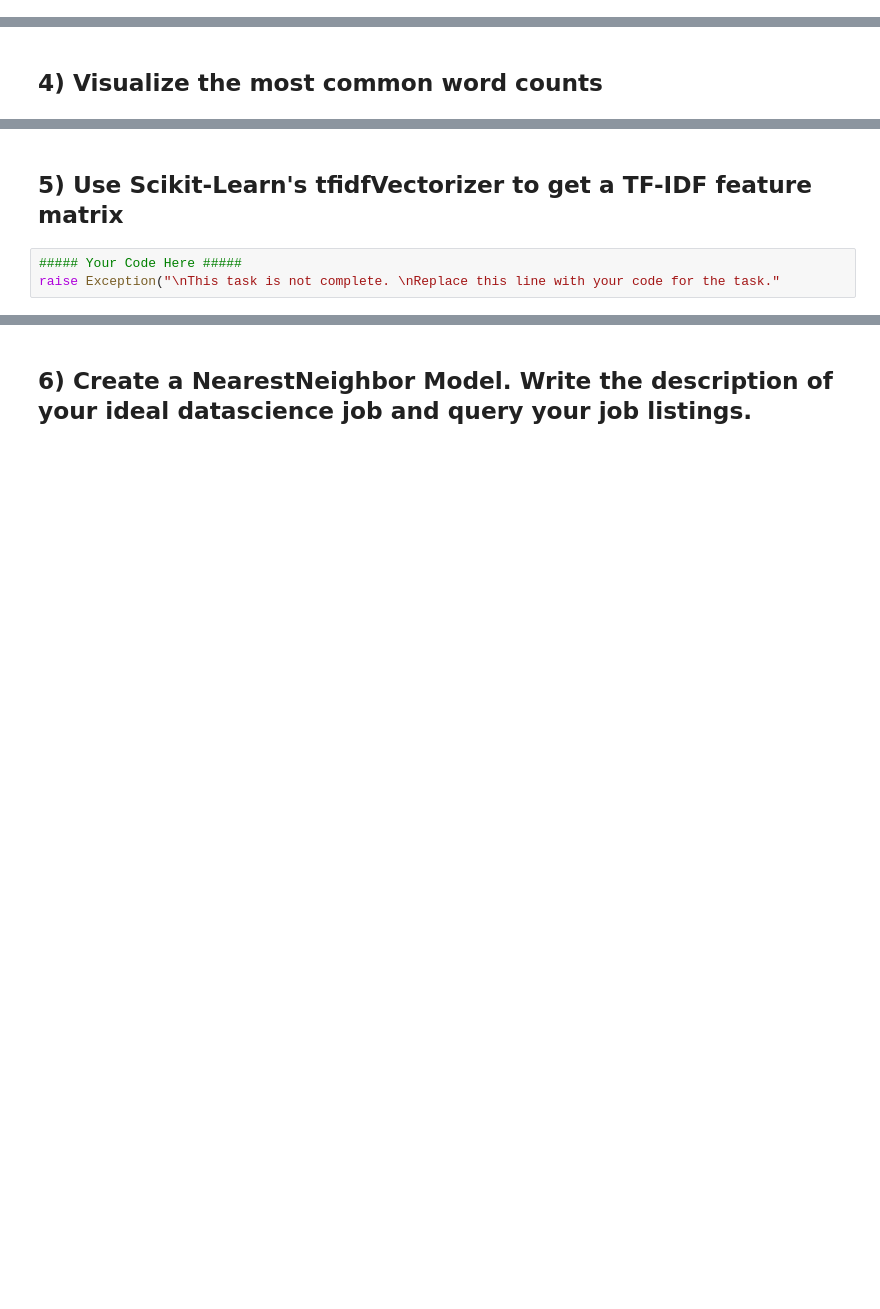
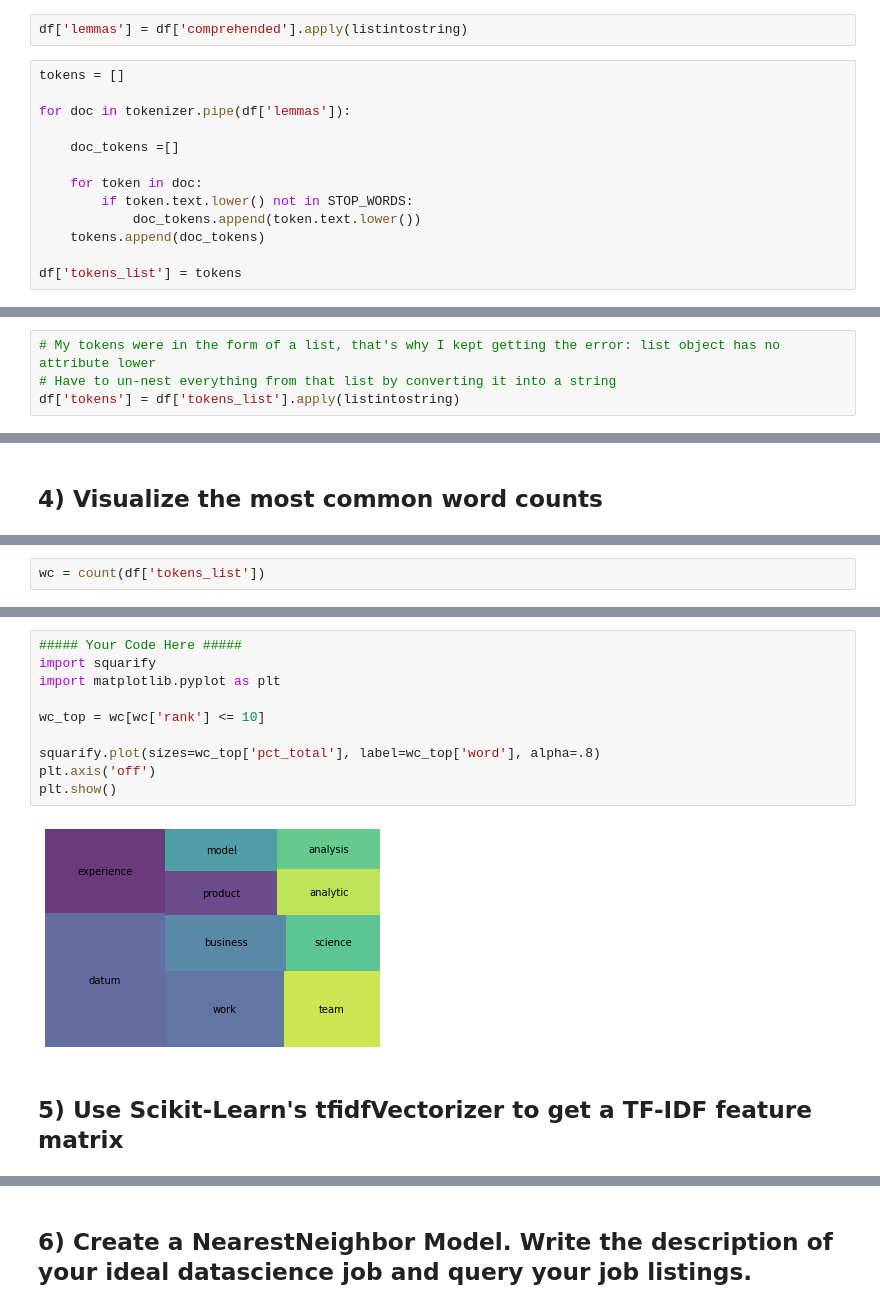
Before and after one commit to JAaron93/DS-Unit-4-Sprint-1-NLP, a Jupyter notebook: module2-vector-representations/LS_DS_412_Vector_Representations_Assignment.ipynb, the cells around one changed output, grey strips where cells are left out. Cells and saved outputs as stored; diff of their text form; blank space fills up the shorter version.

Commit message:
Finished almost everything for this Sprint

```diff
--- a/module2-vector-representations/LS_DS_412_Vector_Representations_Assignment.ipynb
+++ b/module2-vector-representations/LS_DS_412_Vector_Representations_Assignment.ipynb
@@ -32,0 +171,15 @@ raise Exception("\nThis task is not complete. \nReplace this line with your code
+# %%
+df['lemmas'] = df['comprehended'].apply(listintostring)
+# %%
+tokens = []
+
+for doc in tokenizer.pipe(df['lemmas']):
+
+    doc_tokens =[]
+
+    for token in doc:
+        if token.text.lower() not in STOP_WORDS:
+            doc_tokens.append(token.text.lower())
+    tokens.append(doc_tokens)
+
+df['tokens_list'] = tokens
@@ -32,0 +201,4 @@ raise Exception("\nThis task is not complete. \nReplace this line with your code
+# %%
+# My tokens were in the form of a list, that's why I kept getting the error: list object has no attribute lower
+# Have to un-nest everything from that list by converting it into a string
+df['tokens'] = df['tokens_list'].apply(listintostring)
@@ -42,0 +285,2 @@ raise Exception("\nThis task is not complete. \nReplace this line with your code
+# %%
+wc = count(df['tokens_list'])
@@ -43,5 +303,14 @@ raise Exception("\nThis task is not complete. \nReplace this line with your code
+# %%
+##### Your Code Here #####
+import squarify
+import matplotlib.pyplot as plt
+
+wc_top = wc[wc['rank'] <= 10]
+
+squarify.plot(sizes=wc_top['pct_total'], label=wc_top['word'], alpha=.8)
+plt.axis('off')
+plt.show()
+# %% [output]
+[figure, added]
 # %% [markdown]
 ## 5) Use Scikit-Learn's tfidfVectorizer to get a TF-IDF feature matrix
-# %%
-##### Your Code Here #####
-raise Exception("\nThis task is not complete. \nReplace this line with your code for the task."
```
Also changed, not shown: parts of 42 cells of this notebook, 12 other files.
